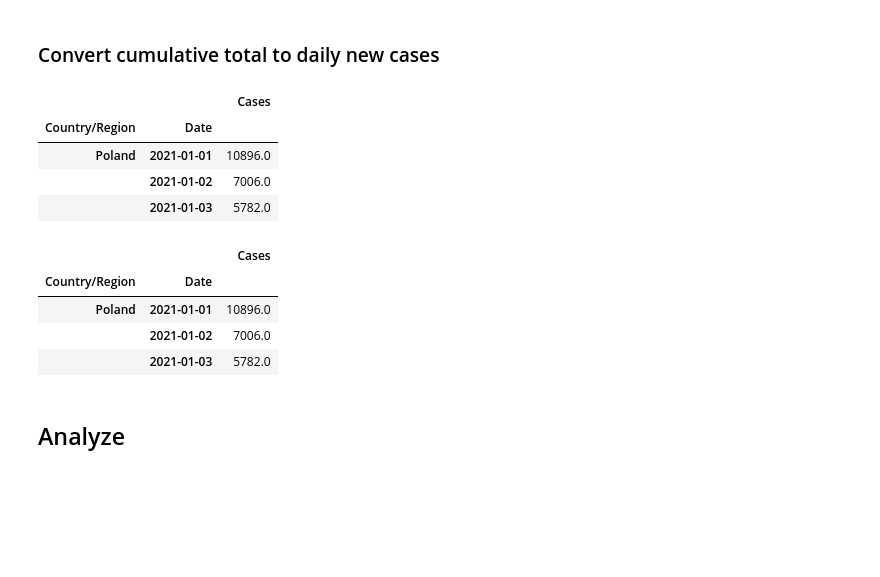
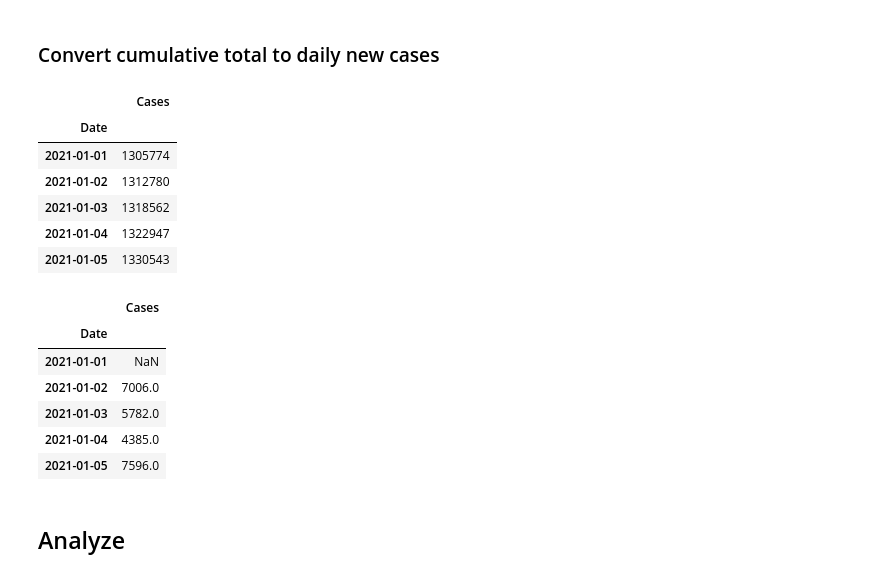
Before and after one commit to jaroslawr/jupyter-notebooks, a Jupyter notebook: dataset_covid/dataset_covid.ipynb, the cells around one changed output. Cells and saved outputs as stored; diff of their text form; code cells hidden in the pictures; blank space fills up the shorter version.

```diff
--- a/dataset_covid/dataset_covid.ipynb
+++ b/dataset_covid/dataset_covid.ipynb
@@ -79,0 +91,2 @@ df.head(3)
+# %%
+df = df[df["Date"] >= pd.to_datetime("2021-01-01")]
@@ -106,11 +128,13 @@ Name: (United Kingdom, 2021-01-01 00:00:00), dtype: int64
 # %% [markdown]
 ### Convert cumulative total to daily new cases
 # %%
-df.loc[("Poland", slice(pd.to_datetime("2021-01-01"), pd.to_datetime("2021-01-03"))), :]
+df.loc["Poland", :].iloc[0:5]
 # %% [output]
-|  |  | Cases |
-| Country/Region | Date |  |
-| Poland | 2021-01-01 | 10896.0 |
-|  | 2021-01-02 | 7006.0 |
-|  | 2021-01-03 | 5782.0 |
+|  | Cases |
+| Date |  |
+| 2021-01-01 | 1305774 |
+| 2021-01-02 | 1312780 |
+| 2021-01-03 | 1318562 |
+| 2021-01-04 | 1322947 |
+| 2021-01-05 | 1330543 |
 # %%
@@ -118,11 +142,13 @@ df["Cases"] = df.transform("diff")
 # %%
-df.loc[("Poland", slice(pd.to_datetime("2021-01-01"), pd.to_datetime("2021-01-03"))), :]
+df.loc["Poland", :].iloc[0:5]
 # %% [output]
-|  |  | Cases |
-| Country/Region | Date |  |
-| Poland | 2021-01-01 | 10896.0 |
-|  | 2021-01-02 | 7006.0 |
-|  | 2021-01-03 | 5782.0 |
+|  | Cases |
+| Date |  |
+| 2021-01-01 | NaN |
+| 2021-01-02 | 7006.0 |
+| 2021-01-03 | 5782.0 |
+| 2021-01-04 | 4385.0 |
+| 2021-01-05 | 7596.0 |
 # %% [markdown]
 ## Analyze
 # %%
```
Also changed, not shown: parts of 5 cells of this notebook, 1 other file.
